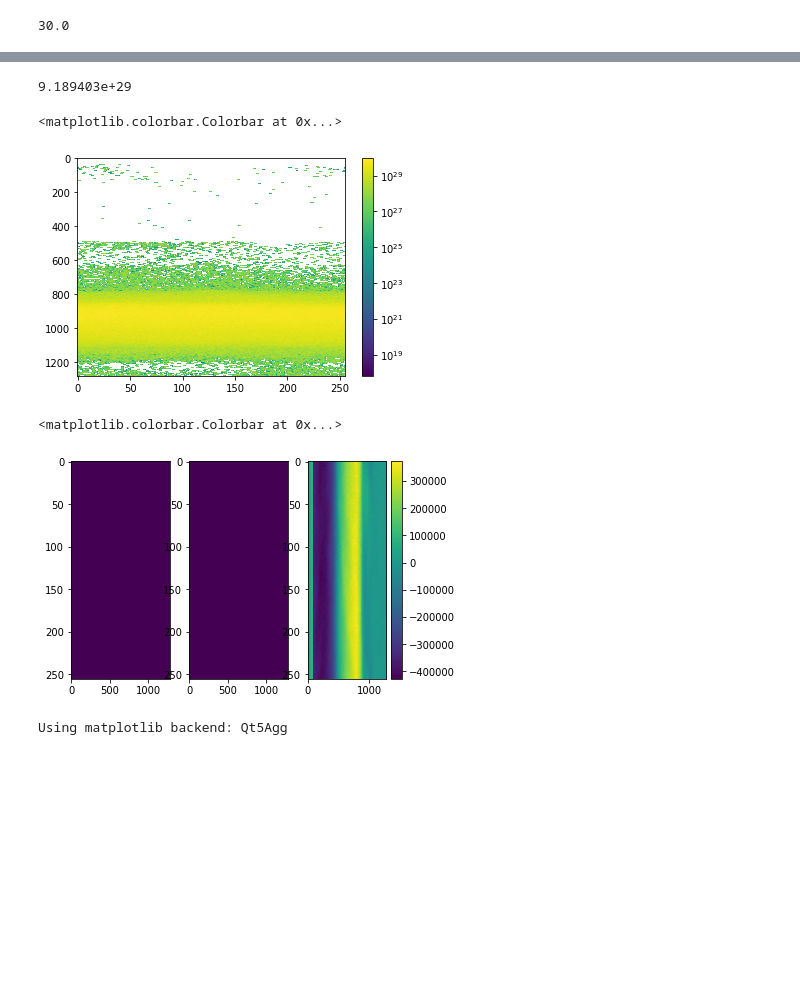
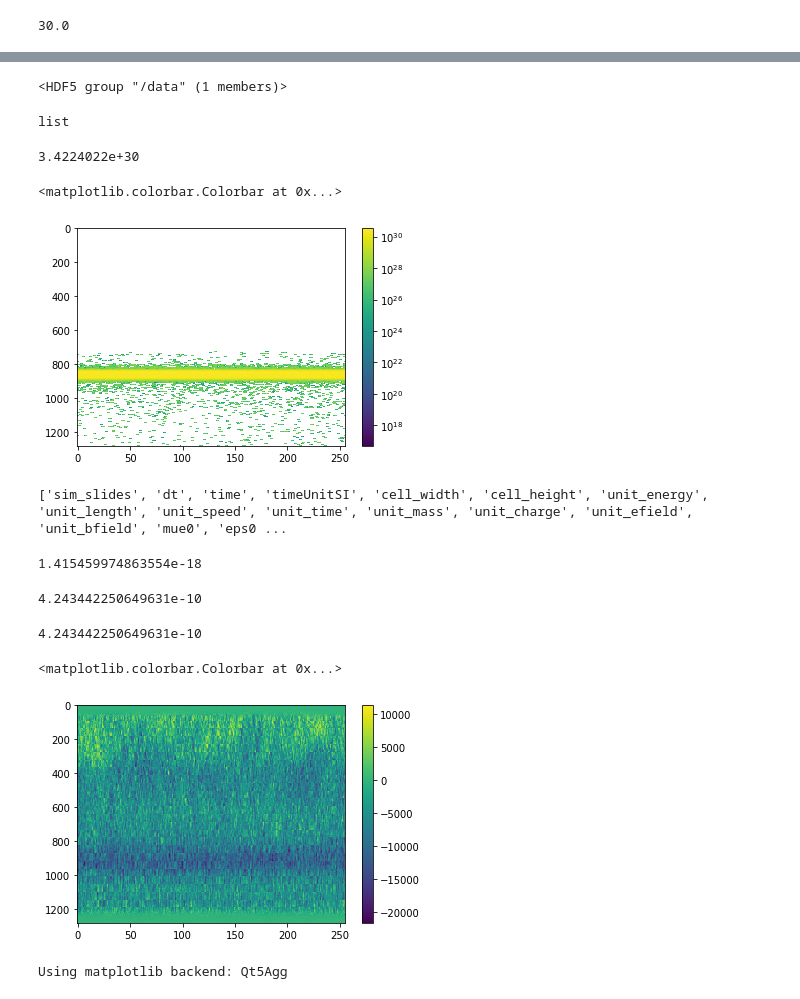
Before and after one commit to pordyna/fdrot, a Jupyter notebook: misc_notebooks/openPMD_example_data_load.ipynb, the cells around one changed output, grey strips where cells are left out. Cells and saved outputs as stored; diff of their text form; code cells hidden in the pictures; blank space fills up the shorter version.

```diff
--- a/misc_notebooks/openPMD_example_data_load.ipynb
+++ b/misc_notebooks/openPMD_example_data_load.ipynb
@@ -33,4 +33,4 @@ simData_130000.h5  simData_17500.h5   simData_57500.h5
 simData_132500.h5  simData_20000.h5   simData_60000.h5
 simData_135000.h5  simData_22500.h5   simData_62500.h5
 # %%
-step = '75000'
+step = '12500'
@@ -51,3 +48,11 @@ print(list(f['/data/'+step+'/fields']))
+# %%
+f['/data']
+# %% [output]
+<HDF5 group "/data" (1 members)>
+# %%
+list
+# %% [output]
+list
 # %%
 n_e_h5py = f['/data/'+step+'/fields/e_density']
 # %%
@@ -55,13 +60,13 @@ n_e = n_e_h5py.value * n_e_h5py.attrs['unitSI']
 # %%
 np.max(n_e)
 # %% [output]
-9.189403e+29
+3.4224022e+30
 # %%
 fig1, axis1 = plt.subplots(1)
 plt.imshow(n_e, norm=LogNorm(), aspect='auto')
 fig1.colorbar(axis1.images[0])
 # %% [output]
 <matplotlib.colorbar.Colorbar at 0x...>
-[figure, old version]
+[figure, new version]
 # %%
 B_x_h5py = f['data/'+step+'/fields/B/x']
@@ -69,3 +73,10 @@ B_y_h5py = f['data/'+step+'/fields/B/y']
 B_z_h5py = f['data/'+step+'/fields/B/z']
+# %%
+B = f['data/75000/']
+print(list(B.attrs))
+B.attrs['timeUnitSI']
+# %% [output]
+['sim_slides', 'dt', 'time', 'timeUnitSI', 'cell_width', 'cell_height', 'unit_energy', 'unit_length', 'unit_speed', 'unit_time', 'unit_mass', 'unit_charge', 'unit_efield', 'unit_bfield', 'mue0', 'eps0 ...
+1.415459974863554e-18
 # %%
 B_x = B_x_h5py.value * B_x_h5py.attrs['unitSI']
@@ -73,13 +83,19 @@ B_y = B_y_h5py.value * B_y_h5py.attrs['unitSI']
 B_z = B_z_h5py.value * B_z_h5py.attrs['unitSI']
+# %%
+f['data/'+step+'/fields/e_density'].attrs['gridUnitSI']
+# %% [output]
+4.243442250649631e-10
+# %%
+f['data/'+step+'/fields/e_density'].attrs['gridUnitSI']
+# %% [output]
+4.243442250649631e-10
 # %%
-fig, axis = plt.subplots(1,3)
-axis[0].imshow(B_x.T, aspect='auto')
-axis[1].imshow(B_y.T, aspect='auto')
-axis[2].imshow(B_z.T, aspect='auto')
-fig.colorbar(axis[2].images[0])
+fig, axis = plt.subplots(1)
+axis.imshow(B_z, aspect='auto')
+fig.colorbar(axis.images[0])
 # %% [output]
 <matplotlib.colorbar.Colorbar at 0x...>
-[figure, old version]
+[figure, new version]
 # %%
 path = '../Faraday_Rotation/test_samples/'
 # %%
```
Also changed, not shown: parts of 6 cells of this notebook, 14 other files.
